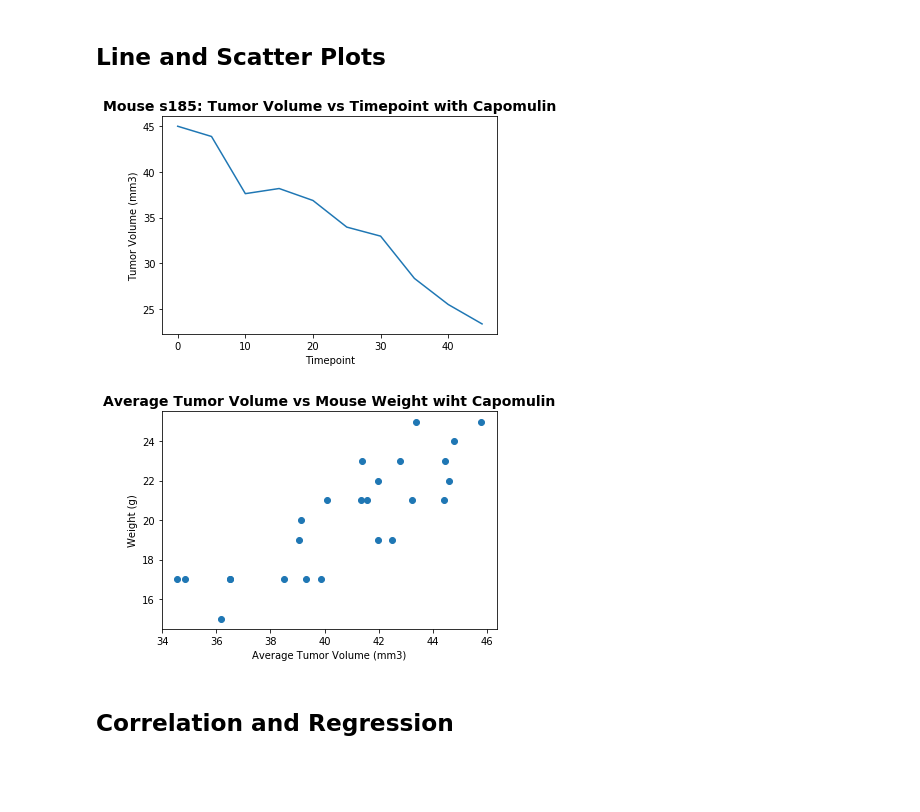
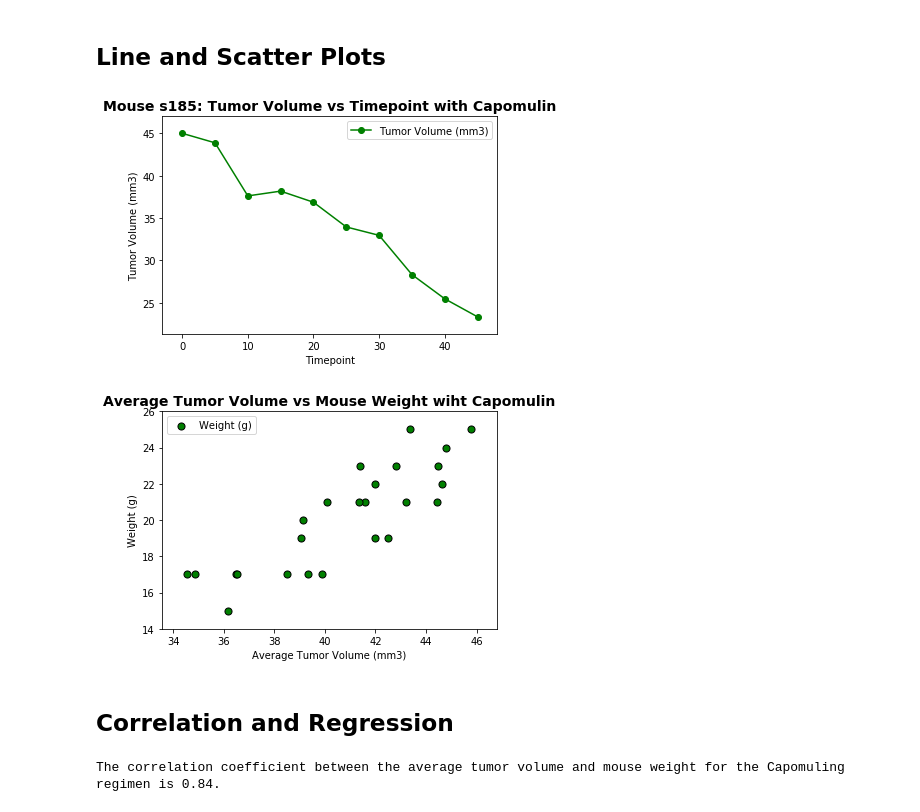
Before and after one commit to priyamittal96/matplotlib-challenge, a Jupyter notebook: pymaceuticals_starter.ipynb, the cells around one changed output. Drawn from its saved outputs; the diff is of its cells as text; code cells hidden in the pictures; blank space fills up the shorter version.

```diff
--- a/pymaceuticals_starter.ipynb
+++ b/pymaceuticals_starter.ipynb
@@ -199,23 +259,29 @@ plt.show()
 # Generate a line plot of tumor volume vs. time point for a mouse treated with Capomulin
 capomulin_mouse = cleaned_df.loc[(cleaned_df["Drug Regimen"] == "Capomulin") & (cleaned_df["Mouse ID"] == "s185") ,:]
 capomulin_mouse
-plt.plot(capomulin_mouse["Timepoint"], capomulin_mouse["Tumor Volume (mm3)"])
+plt.plot(capomulin_mouse["Timepoint"], capomulin_mouse["Tumor Volume (mm3)"],color="green",marker="o")
+plt.title("Mouse s185: Tumor Volume vs Timepoint with Capomulin", fontsize=14, fontweight="bold")
 plt.xlabel("Timepoint")
 plt.ylabel("Tumor Volume (mm3)")
-plt.title("Mouse s185: Tumor Volume vs Timepoint with Capomulin", fontsize=14, fontweight="bold")
+plt.xlim(-3, max(capomulin_mouse["Timepoint"])+3)
+plt.ylim(min(capomulin_mouse["Tumor Volume (mm3)"]) - 2,max(capomulin_mouse["Tumor Volume (mm3)"])+2)
+plt.legend(loc="best")
 plt.show()
 # %% [output]
-[figure, old version]
+[figure, new version]
 # %%
 # Generate a scatter plot of average tumor volume vs. mouse weight for the Capomulin regimen
 capomulin_mice = cleaned_df.loc[(cleaned_df["Drug Regimen"] == "Capomulin") ,:]
 capomulin_stats= capomulin_mice.groupby("Mouse ID").mean().loc[:, ["Weight (g)","Tumor Volume (mm3)"]]
-plt.scatter(capomulin_stats["Tumor Volume (mm3)"],capomulin_stats["Weight (g)"])
+plt.scatter(capomulin_stats["Tumor Volume (mm3)"],capomulin_stats["Weight (g)"],facecolor="green",edgecolor="black",s=50)
 plt.title("Average Tumor Volume vs Mouse Weight wiht Capomulin", fontsize=14, fontweight="bold")
 plt.ylabel("Weight (g)")
 plt.xlabel("Average Tumor Volume (mm3)")
+plt.xlim(min(capomulin_stats["Tumor Volume (mm3)"]) - 1,max(capomulin_stats["Tumor Volume (mm3)"])+1)
+plt.ylim(min(capomulin_stats["Weight (g)"]) - 1,max(capomulin_stats["Weight (g)"])+1)
+plt.legend(loc="best")
 plt.show()
 # %% [output]
-[figure, old version]
+[figure, new version]
 # %% [markdown]
 ## Correlation and Regression
@@ -224,0 +288,14 @@ plt.show()
+# %%
+# Calculate the correlation coefficient and linear regression model
+# for mouse weight and average tumor volume for the Capomulin regimen
+
+correlation = st.pearsonr(capomulin_stats["Tumor Volume (mm3)"],capomulin_stats["Weight (g)"])[0]
+correlation
+print(f"The correlation coefficient between the average tumor volume and mouse weight for the Capomuling regimen is {round(correlation,2)}.")
+
+from scipy.stats import linregress
+(slope, intercept, rvalue, pvalue, stderr) = linregress(capomulin_stats["Tumor Volume (mm3)"],capomulin_stats["Weight (g)"])
+regress_values = capomulin_stats["Tumor Volume (mm3)"] * slope + intercept
+line_eq = "y = " + str(round(slope,2)) + "x + " + str(round(intercept,2))
+# %% [output]
+The correlation coefficient between the average tumor volume and mouse weight for the Capomuling regimen is 0.84.
```
Also changed, not shown: parts of 9 cells of this notebook.
